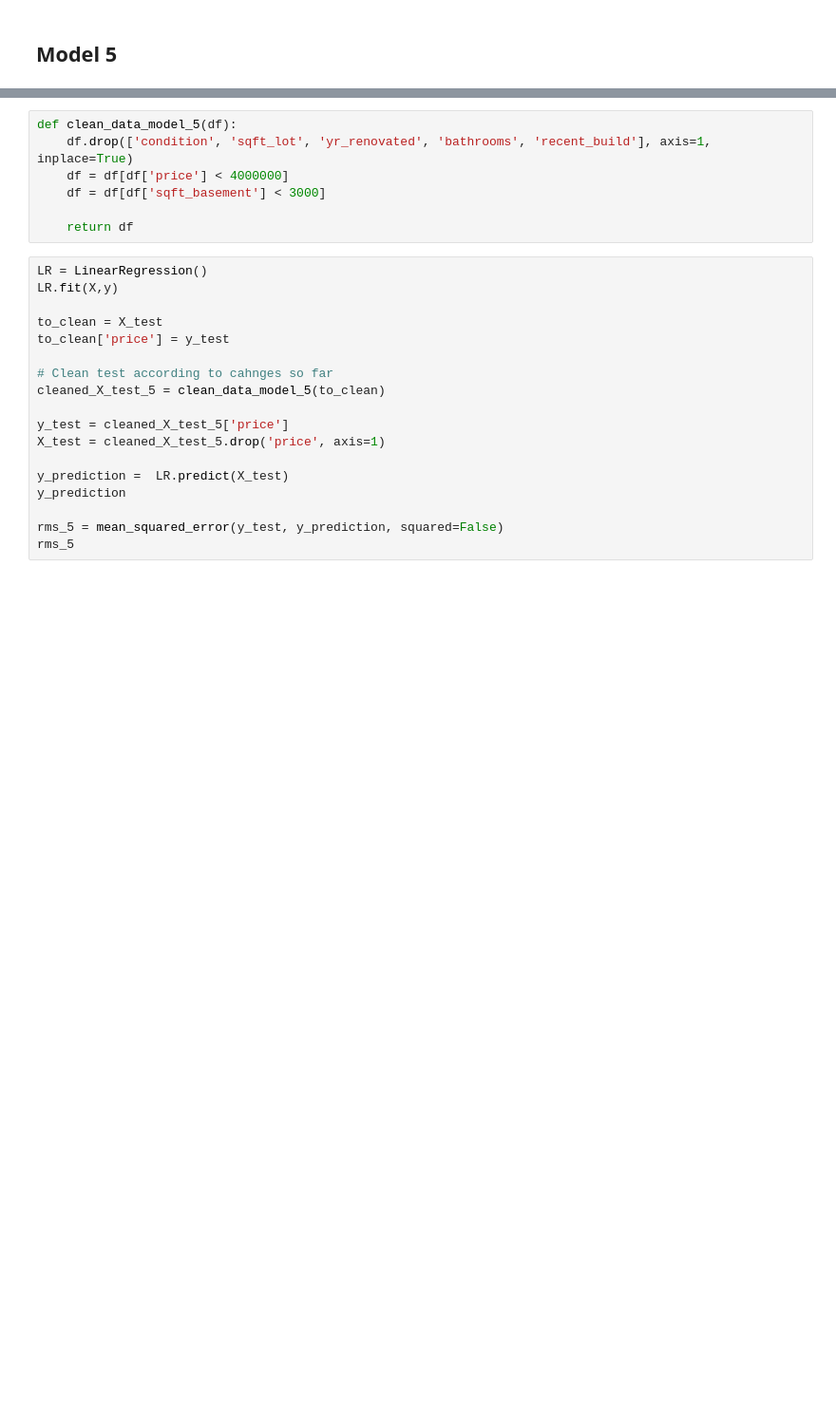
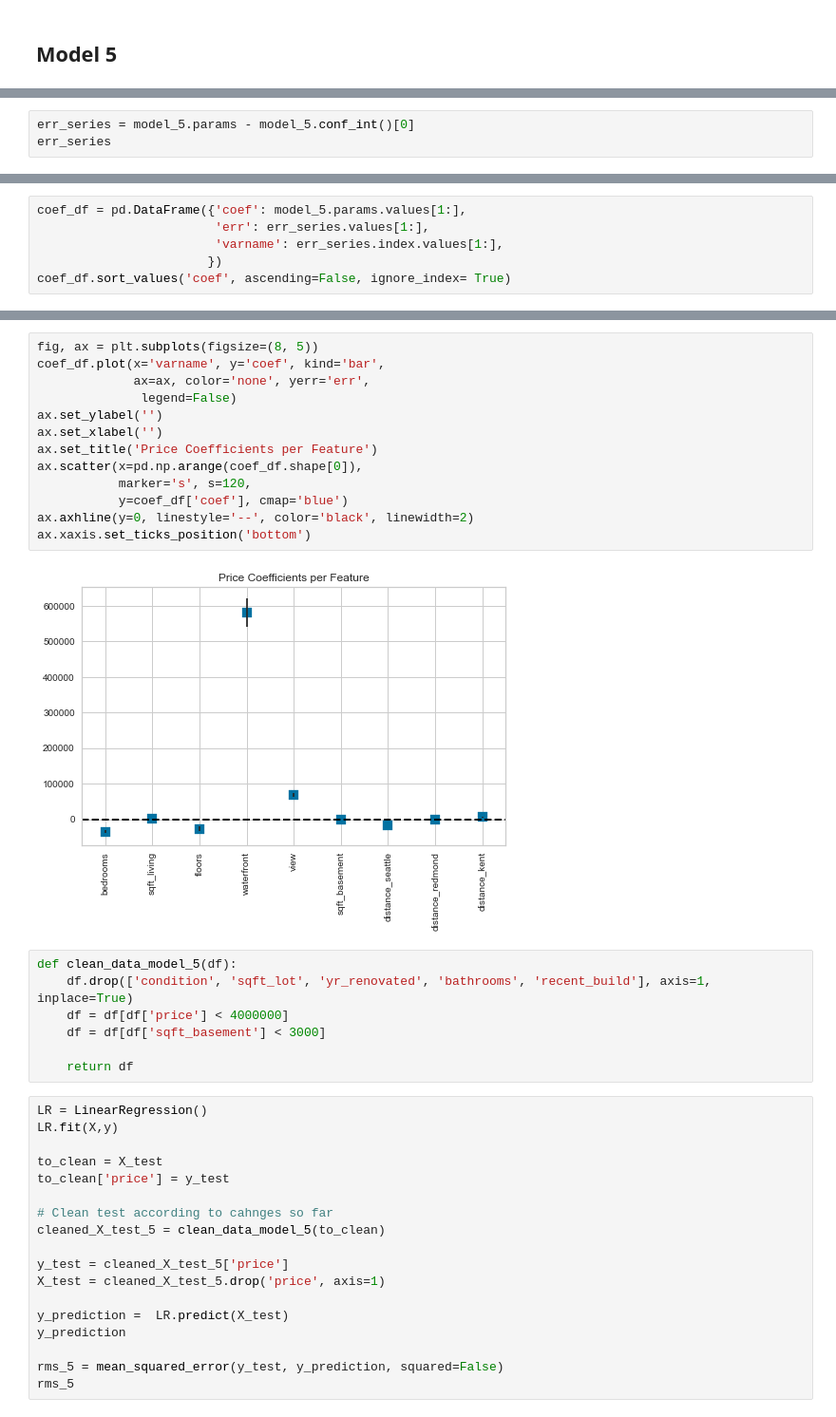
Before and after one commit to DataDoggo215/dsc-phase2-project, a Jupyter notebook: Master.ipynb, the cells around one changed output, grey strips where cells are left out. Shown at 95% size. Drawn from its saved outputs; the diff is of its cells as text; blank space fills up the shorter version.

Commit message:
added changes to coef

```diff
--- a/Master.ipynb
+++ b/Master.ipynb
@@ -759,0 +782,3 @@ strong multicollinearity or other numerical problems.
+# %%
+err_series = model_5.params - model_5.conf_int()[0]
+err_series
@@ -759,0 +797,6 @@ strong multicollinearity or other numerical problems.
+# %%
+coef_df = pd.DataFrame({'coef': model_5.params.values[1:],
+                        'err': err_series.values[1:],
+                        'varname': err_series.index.values[1:],
+                       })
+coef_df.sort_values('coef', ascending=False, ignore_index= True)
@@ -760,3 +814,18 @@ strong multicollinearity or other numerical problems.
+# %%
+fig, ax = plt.subplots(figsize=(8, 5))
+coef_df.plot(x='varname', y='coef', kind='bar',
+             ax=ax, color='none', yerr='err',
+              legend=False)
+ax.set_ylabel('')
+ax.set_xlabel('')
+ax.set_title('Price Coefficients per Feature')
+ax.scatter(x=pd.np.arange(coef_df.shape[0]),
+           marker='s', s=120,
+           y=coef_df['coef'], cmap='blue')
+ax.axhline(y=0, linestyle='--', color='black', linewidth=2)
+ax.xaxis.set_ticks_position('bottom')
+# %% [output]
+[figure, added]
 # %%
 def clean_data_model_5(df):
     df.drop(['condition', 'sqft_lot', 'yr_renovated', 'bathrooms', 'recent_build'], axis=1, inplace=True)
```
Also changed, not shown: parts of 12 cells of this notebook.
